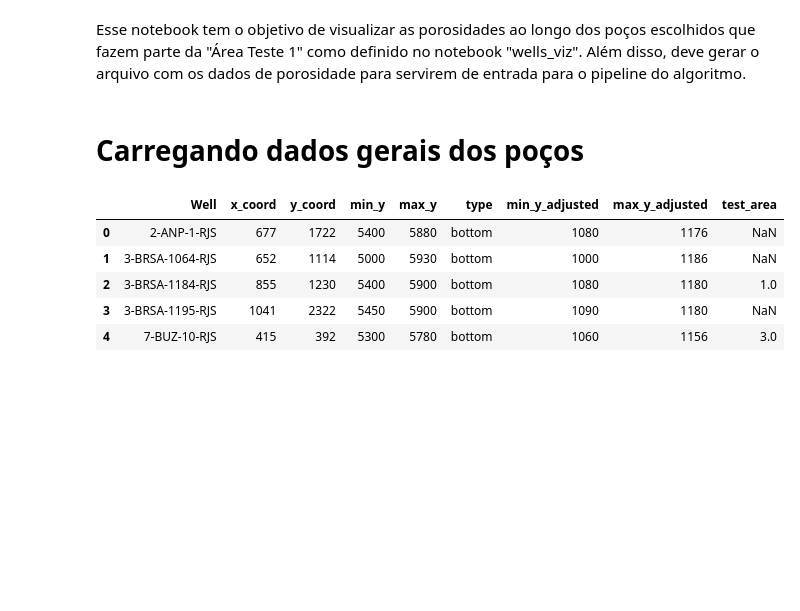
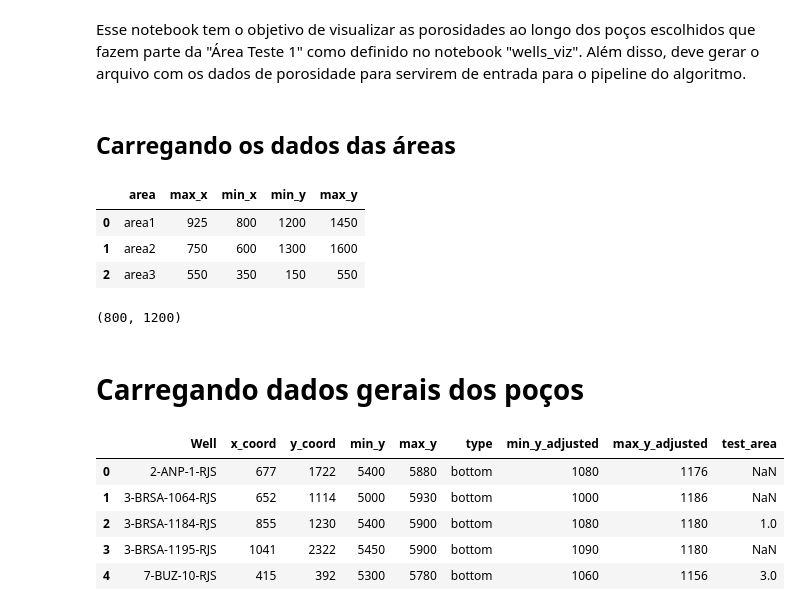
Before and after one commit to georgeteodoro/petroiageo, a Jupyter notebook: src/exploration/notebooks/Viz/ANP/Buzios/4-test_area_1_viz.ipynb, the cells around one changed output. Drawn from its saved outputs; the diff is of its cells as text; code cells hidden in the pictures; blank space fills up the shorter version.

```diff
--- a/src/exploration/notebooks/Viz/ANP/Buzios/4-test_area_1_viz.ipynb
+++ b/src/exploration/notebooks/Viz/ANP/Buzios/4-test_area_1_viz.ipynb
@@ -6,6 +6,25 @@ import matplotlib.pyplot as plt
 import seaborn as sns
 import pandas as pd
 import pathlib
+# %% [markdown]
+## Carregando os dados das áreas
+# %%
+areas_coords_path = pathlib.Path('areas_coords.csv')
+areas_df = pd.read_csv(areas_coords_path)
+areas_df.rename(columns={"Unnamed: 0": "area"}, inplace=True)
+areas_df
+# %% [output]
+|  | area | max_x | min_x | min_y | max_y |
+| 0 | area1 | 925 | 800 | 1200 | 1450 |
+| 1 | area2 | 750 | 600 | 1300 | 1600 |
+| 2 | area3 | 550 | 350 | 150 | 550 |
+# %%
+area_1_coords = areas_df[areas_df['area'] == 'area1']
+min_y_area = area_1_coords['min_y'][0]
+min_x_area = area_1_coords['min_x'][0]
+min_x_area, min_y_area
+# %% [output]
+(800, 1200)
 # %% [markdown]
 # Carregando dados gerais dos poços
 # %%
```
Also changed, not shown: parts of 21 cells of this notebook, 5 other files.
